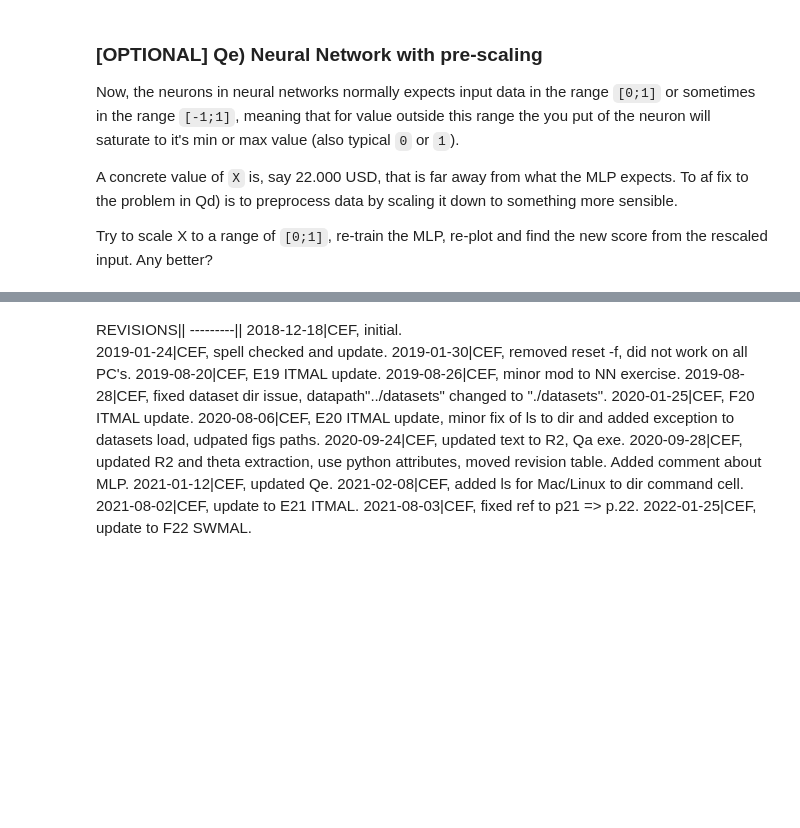
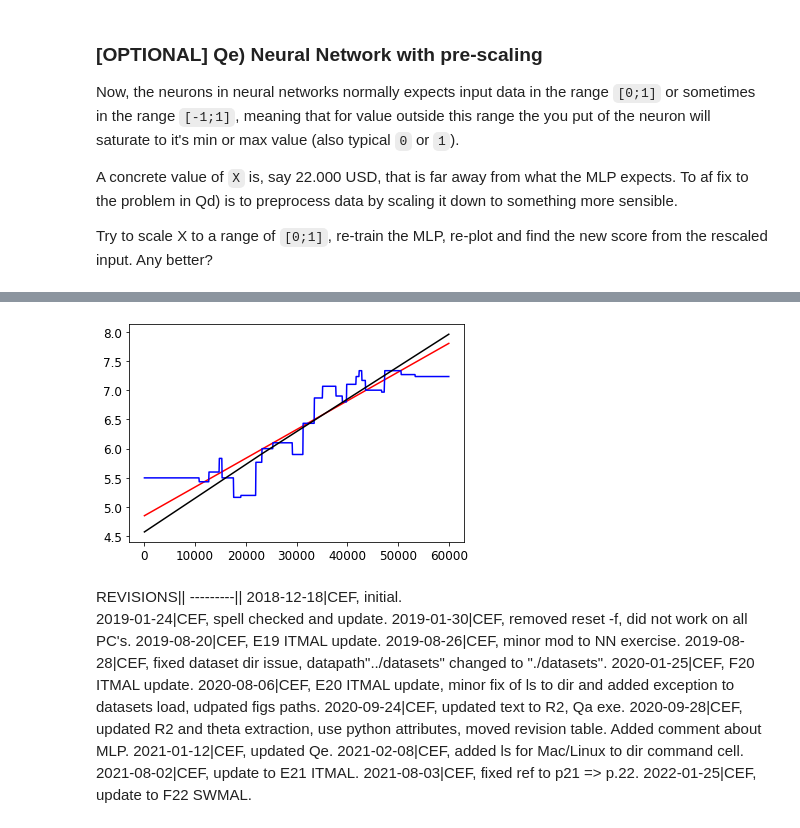
Before and after one commit to MariusHBovbjerg/MAL-opgaver, a Jupyter notebook: Opgaver/L1-opgave/L1-opgave.ipynb, the cells around one changed output, grey strips where cells are left out. Saved outputs shown, nothing was run; the diff lists cells and outputs as text; code cells hidden in the pictures; blank space fills up the shorter version.

```diff
--- a/Opgaver/L1-opgave/L1-opgave.ipynb
+++ b/Opgaver/L1-opgave/L1-opgave.ipynb
@@ -492,0 +528,32 @@ assert False, "TODO: try prescale data for the MPL...any better?"
+# %%
+from sklearn.neural_network import MLPRegressor
+
+normalizedX = (X-min(X))/(max(X)-min(X))
+normalizedM = (M-min(X))/(max(X)-min(X))
+
+# Setup MLPRegressor
+mlp = MLPRegressor( hidden_layer_sizes=(10,), solver='adam', activation='relu', tol=1E-5, max_iter=100000, verbose=True)
+mlp.fit(normalizedX, y.ravel())
+
+# lets make a MLP regressor prediction and redo the plots
+y_pred_mlp = mlp.predict(normalizedM)
+
+plt.plot(m, y_pred_lin, "r")
+plt.plot(m, y_pred_knn, "b")
+plt.plot(m, y_pred_mlp, "k")
+
+normalizedP = (22587-min(X))/(max(X)-min(X))
+print(normalizedP)
+print(mlp.predict([normalizedP]))
+
+#Extract score with test data
+test_samples = pd.read_csv(datapath + "lifesat.csv", thousands=',')
+
+Xsample = np.c_[test_samples["GDP per capita"]]
+ysample = np.c_[test_samples["Life satisfaction"]]
+
+normalizedTestX = (Xsample-min(Xsample))/(max(Xsample)-min(Xsample))
+
+score = mlp.score(normalizedTestX, ysample)
+print(score)
+# %% [output]
@@ -493,3 +577,4 @@ assert False, "TODO: try prescale data for the MPL...any better?"
+[figure, added]
 # %% [markdown]
 REVISIONS||
 ---------||
```
Also changed, not shown: parts of 7 cells of this notebook.
